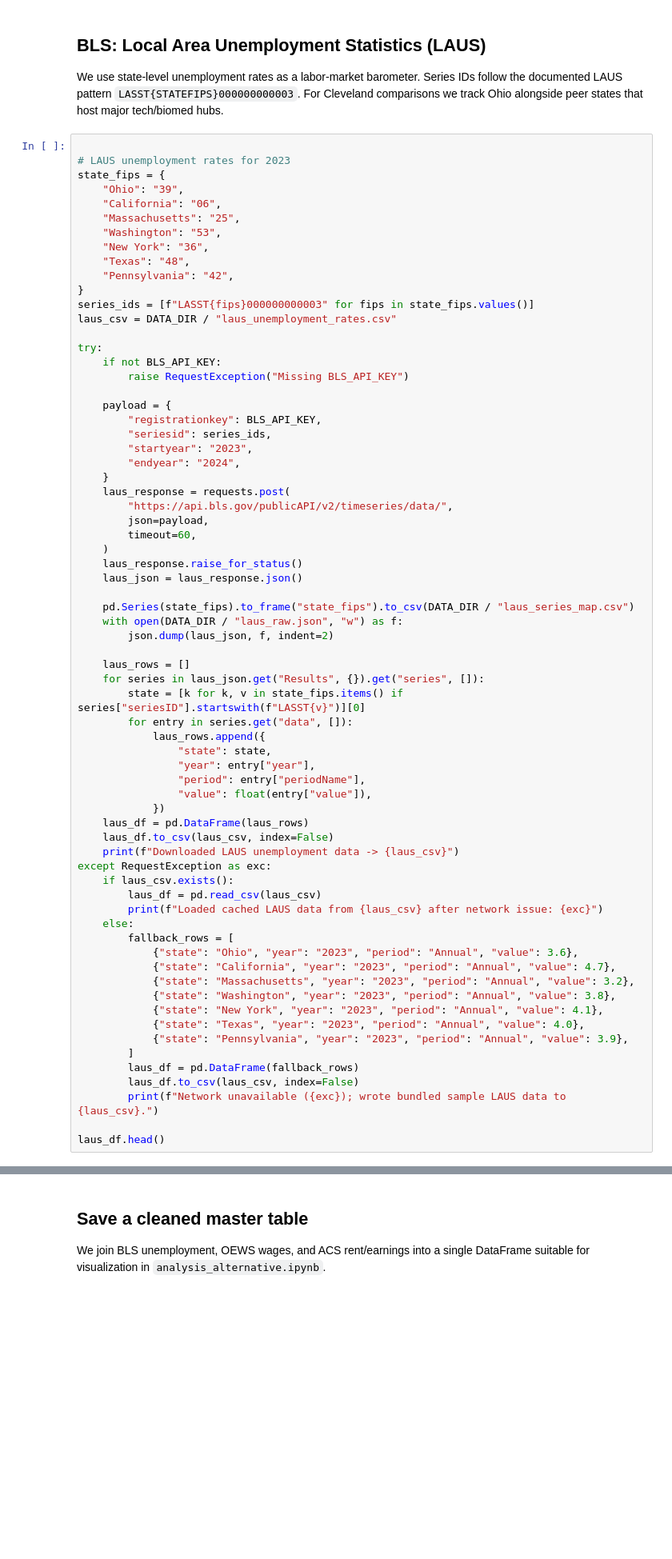
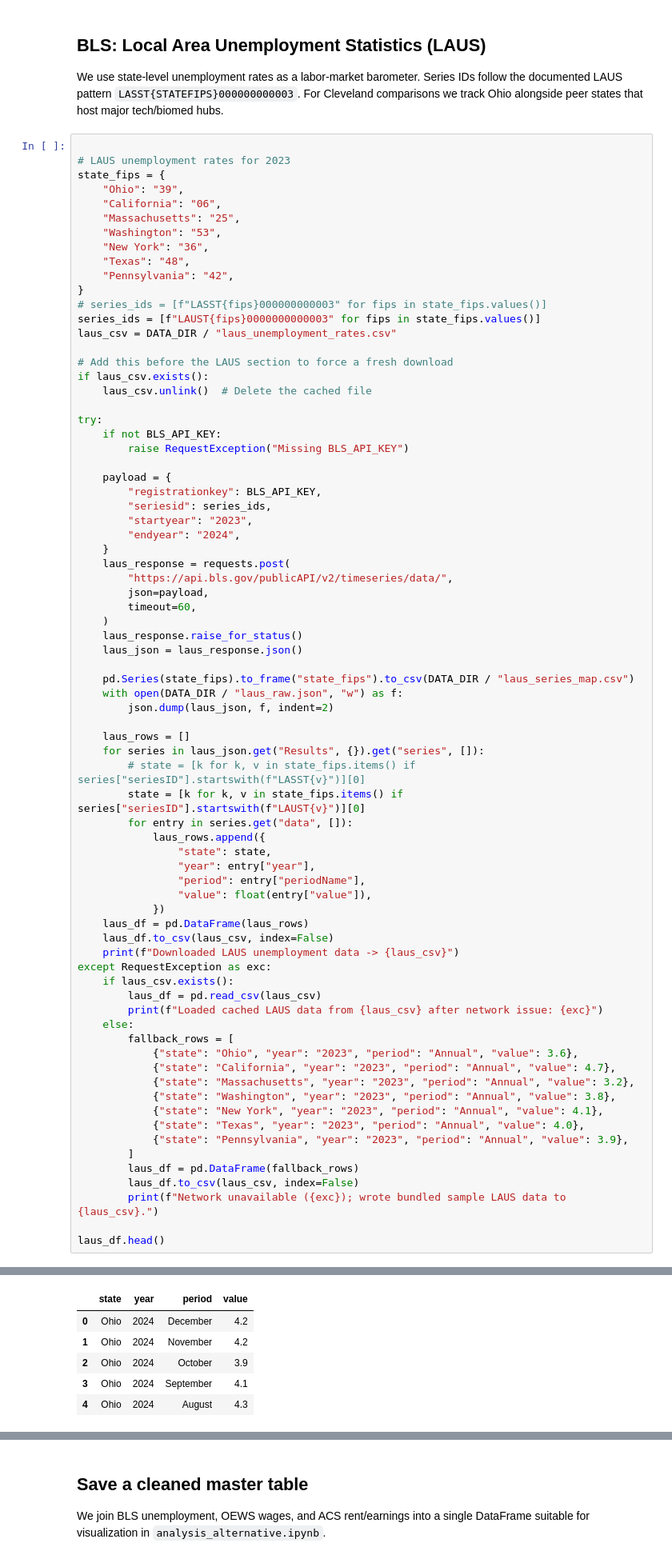
Before and after one commit to atharva789/data_viz_challenge, a Jupyter notebook: data_loading_script.ipynb, the cells around one changed output, grey strips where cells are left out. Shown at 80% size. Saved outputs shown, nothing was run; the diff lists cells and outputs as text; blank space fills up the shorter version.

```diff
--- a/data_loading_script.ipynb
+++ b/data_loading_script.ipynb
@@ -45,8 +47,13 @@ state_fips = {
     "Texas": "48",
     "Pennsylvania": "42",
 }
-series_ids = [f"LASST{fips}000000000003" for fips in state_fips.values()]
+# series_ids = [f"LASST{fips}000000000003" for fips in state_fips.values()]
+series_ids = [f"LAUST{fips}0000000000003" for fips in state_fips.values()]
 laus_csv = DATA_DIR / "laus_unemployment_rates.csv"
+
+# Add this before the LAUS section to force a fresh download
+if laus_csv.exists():
+    laus_csv.unlink()  # Delete the cached file
 
 try:
     if not BLS_API_KEY:
@@ -72,7 +79,8 @@ try:
 
     laus_rows = []
     for series in laus_json.get("Results", {}).get("series", []):
-        state = [k for k, v in state_fips.items() if series["seriesID"].startswith(f"LASST{v}")][0]
+        # state = [k for k, v in state_fips.items() if series["seriesID"].startswith(f"LASST{v}")][0]
+        state = [k for k, v in state_fips.items() if series["seriesID"].startswith(f"LAUST{v}")][0]
         for entry in series.get("data", []):
             laus_rows.append({
                 "state": state,
@@ -102,3 +110,4 @@ except RequestException as exc:
         print(f"Network unavailable ({exc}); wrote bundled sample LAUS data to {laus_csv}.")
 
 laus_df.head()
+# %% [output]
@@ -105,3 +115,9 @@ laus_df.head()
+|  | state | year | period | value |
+| 0 | Ohio | 2024 | December | 4.2 |
+| 1 | Ohio | 2024 | November | 4.2 |
+| 2 | Ohio | 2024 | October | 3.9 |
+| 3 | Ohio | 2024 | September | 4.1 |
+| 4 | Ohio | 2024 | August | 4.3 |
 # %% [markdown]
 
 ## BLS: Occupational Employment and Wage Statistics (OEWS) bulk file
```
Also changed, not shown: parts of 5 cells of this notebook, 8 other files.
